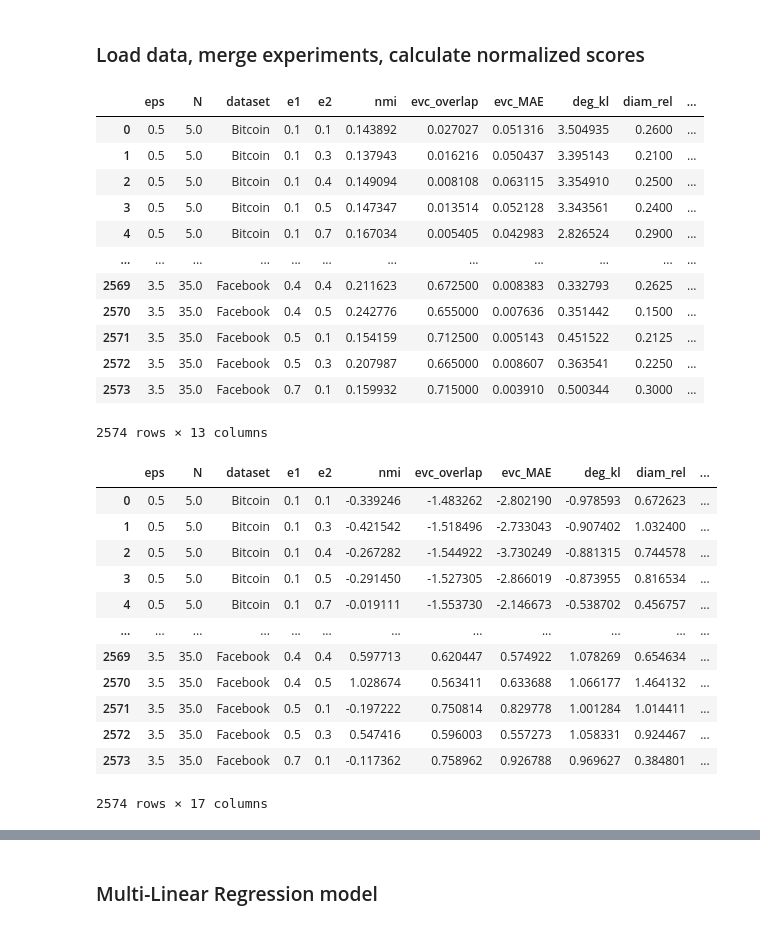
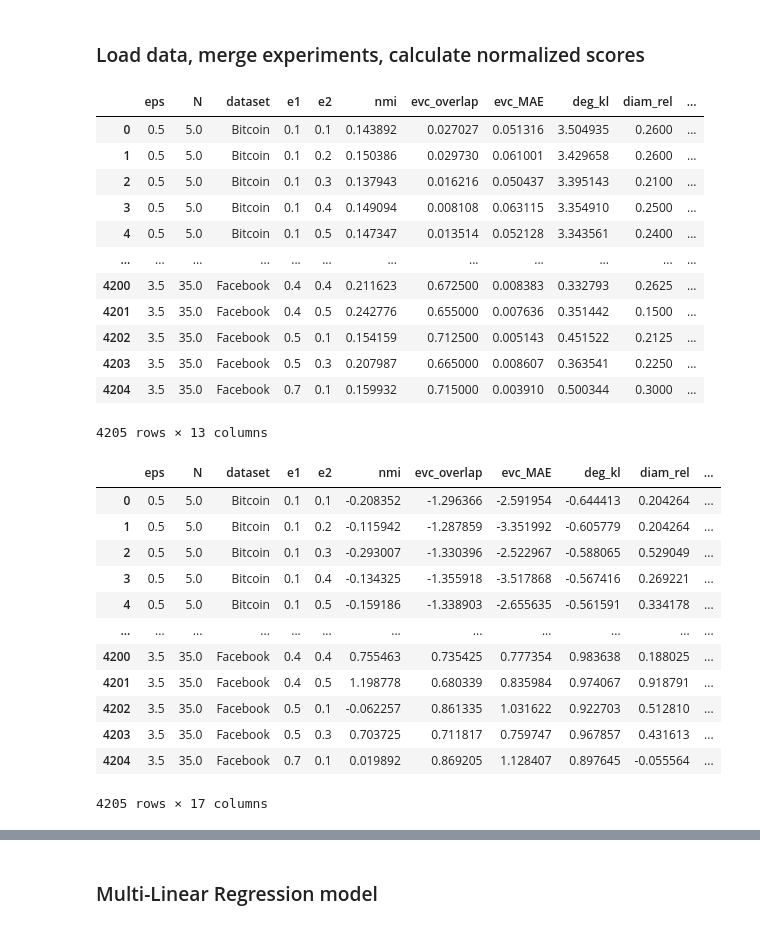
Before and after one commit to AliceSzzze/PrivGraph, a Jupyter notebook: notebooks/overallNormalizedMLR.ipynb, the cells around one changed output, grey strips where cells are left out. Drawn from its saved outputs; the diff is of its cells as text; code cells hidden in the pictures.

```diff
--- a/notebooks/overallNormalizedMLR.ipynb
+++ b/notebooks/overallNormalizedMLR.ipynb
@@ -37,7 +37,13 @@ for file in csv_files:
     # Check if the string matches the pattern
     if match:
         # Extract values from the match object
-        df['dataset'] = match.group(1)
+        name = match.group(1)
+        # skip incomplete datasets
+        if name in ['Enron', 'Gaza']:
+            continue
+        else:
+            df['dataset'] = name
+
         e1 = float(match.group(3))
         df['e1'] = e1
         e2 = float(match.group(4))
@@ -46,6 +52,7 @@ for file in csv_files:
     else:
         print(file + " doesn't match!")
         continue
+
 
     dfs.append(df)
 
@@ -60,51 +67,51 @@ dfs
 # %% [output]
 |  | eps | N | dataset | e1 | e2 | nmi | evc_overlap | evc_MAE | deg_kl | diam_rel | ... |
 | 0 | 0.5 | 5.0 | Bitcoin | 0.1 | 0.1 | 0.143892 | 0.027027 | 0.051316 | 3.504935 | 0.2600 | ... |
-| 1 | 0.5 | 5.0 | Bitcoin | 0.1 | 0.3 | 0.137943 | 0.016216 | 0.050437 | 3.395143 | 0.2100 | ... |
-| 2 | 0.5 | 5.0 | Bitcoin | 0.1 | 0.4 | 0.149094 | 0.008108 | 0.063115 | 3.354910 | 0.2500 | ... |
-| 3 | 0.5 | 5.0 | Bitcoin | 0.1 | 0.5 | 0.147347 | 0.013514 | 0.052128 | 3.343561 | 0.2400 | ... |
-| 4 | 0.5 | 5.0 | Bitcoin | 0.1 | 0.7 | 0.167034 | 0.005405 | 0.042983 | 2.826524 | 0.2900 | ... |
+| 1 | 0.5 | 5.0 | Bitcoin | 0.1 | 0.2 | 0.150386 | 0.029730 | 0.061001 | 3.429658 | 0.2600 | ... |
+| 2 | 0.5 | 5.0 | Bitcoin | 0.1 | 0.3 | 0.137943 | 0.016216 | 0.050437 | 3.395143 | 0.2100 | ... |
+| 3 | 0.5 | 5.0 | Bitcoin | 0.1 | 0.4 | 0.149094 | 0.008108 | 0.063115 | 3.354910 | 0.2500 | ... |
+| 4 | 0.5 | 5.0 | Bitcoin | 0.1 | 0.5 | 0.147347 | 0.013514 | 0.052128 | 3.343561 | 0.2400 | ... |
 | ... | ... | ... | ... | ... | ... | ... | ... | ... | ... | ... | ... |
-| 2569 | 3.5 | 35.0 | Facebook | 0.4 | 0.4 | 0.211623 | 0.672500 | 0.008383 | 0.332793 | 0.2625 | ... |
-| 2570 | 3.5 | 35.0 | Facebook | 0.4 | 0.5 | 0.242776 | 0.655000 | 0.007636 | 0.351442 | 0.1500 | ... |
-| 2571 | 3.5 | 35.0 | Facebook | 0.5 | 0.1 | 0.154159 | 0.712500 | 0.005143 | 0.451522 | 0.2125 | ... |
-| 2572 | 3.5 | 35.0 | Facebook | 0.5 | 0.3 | 0.207987 | 0.665000 | 0.008607 | 0.363541 | 0.2250 | ... |
-| 2573 | 3.5 | 35.0 | Facebook | 0.7 | 0.1 | 0.159932 | 0.715000 | 0.003910 | 0.500344 | 0.3000 | ... |
+| 4200 | 3.5 | 35.0 | Facebook | 0.4 | 0.4 | 0.211623 | 0.672500 | 0.008383 | 0.332793 | 0.2625 | ... |
+| 4201 | 3.5 | 35.0 | Facebook | 0.4 | 0.5 | 0.242776 | 0.655000 | 0.007636 | 0.351442 | 0.1500 | ... |
+| 4202 | 3.5 | 35.0 | Facebook | 0.5 | 0.1 | 0.154159 | 0.712500 | 0.005143 | 0.451522 | 0.2125 | ... |
+| 4203 | 3.5 | 35.0 | Facebook | 0.5 | 0.3 | 0.207987 | 0.665000 | 0.008607 | 0.363541 | 0.2250 | ... |
+| 4204 | 3.5 | 35.0 | Facebook | 0.7 | 0.1 | 0.159932 | 0.715000 | 0.003910 | 0.500344 | 0.3000 | ... |
-2574 rows × 13 columns
+4205 rows × 13 columns
 # %%
 # apply Z-Score Normalization for the metrics and add graph info at the dataset level
 datasets = dfs['dataset'].unique()
 metrics = cols = ['nmi','evc_overlap','evc_MAE','deg_kl', 'diam_rel','cc_rel','mod_rel']
 for dataset in datasets:
     data_path = '../data/' + dataset + '.txt'
     mat0,mid = get_mat(data_path)
     mat0_graph = nx.from_numpy_array(mat0,create_using=nx.Graph)
     dfs.loc[dfs['dataset'] == dataset,'nodes'] = mat0_graph.number_of_nodes()
     dfs.loc[dfs['dataset'] == dataset,'edges'] = mat0_graph.number_of_edges()
 
 dfs.loc[:, metrics] = dfs.loc[:, metrics].apply(zscore)
 
-dfs['density'] = dfs['edges']/dfs['nodes']
+dfs['avg deg'] = (dfs['edges']/dfs['nodes'])*2
 
 # invert certain metrics that are better when the values are smaller
 for col in ['evc_MAE','deg_kl', 'diam_rel','cc_rel','mod_rel']:
     dfs[col] = -dfs[col]
 
 # calculate a score based on normalized metrics. The larger the score the better.
 dfs['score'] = dfs[metrics].sum(axis=1)
 
 dfs
 # %% [output]
 |  | eps | N | dataset | e1 | e2 | nmi | evc_overlap | evc_MAE | deg_kl | diam_rel | ... |
-| 0 | 0.5 | 5.0 | Bitcoin | 0.1 | 0.1 | -0.339246 | -1.483262 | -2.802190 | -0.978593 | 0.672623 | ... |
-| 1 | 0.5 | 5.0 | Bitcoin | 0.1 | 0.3 | -0.421542 | -1.518496 | -2.733043 | -0.907402 | 1.032400 | ... |
-| 2 | 0.5 | 5.0 | Bitcoin | 0.1 | 0.4 | -0.267282 | -1.544922 | -3.730249 | -0.881315 | 0.744578 | ... |
-| 3 | 0.5 | 5.0 | Bitcoin | 0.1 | 0.5 | -0.291450 | -1.527305 | -2.866019 | -0.873955 | 0.816534 | ... |
-| 4 | 0.5 | 5.0 | Bitcoin | 0.1 | 0.7 | -0.019111 | -1.553730 | -2.146673 | -0.538702 | 0.456757 | ... |
+| 0 | 0.5 | 5.0 | Bitcoin | 0.1 | 0.1 | -0.208352 | -1.296366 | -2.591954 | -0.644413 | 0.204264 | ... |
+| 1 | 0.5 | 5.0 | Bitcoin | 0.1 | 0.2 | -0.115942 | -1.287859 | -3.351992 | -0.605779 | 0.204264 | ... |
+| 2 | 0.5 | 5.0 | Bitcoin | 0.1 | 0.3 | -0.293007 | -1.330396 | -2.522967 | -0.588065 | 0.529049 | ... |
+| 3 | 0.5 | 5.0 | Bitcoin | 0.1 | 0.4 | -0.134325 | -1.355918 | -3.517868 | -0.567416 | 0.269221 | ... |
+| 4 | 0.5 | 5.0 | Bitcoin | 0.1 | 0.5 | -0.159186 | -1.338903 | -2.655635 | -0.561591 | 0.334178 | ... |
 | ... | ... | ... | ... | ... | ... | ... | ... | ... | ... | ... | ... |
-| 2569 | 3.5 | 35.0 | Facebook | 0.4 | 0.4 | 0.597713 | 0.620447 | 0.574922 | 1.078269 | 0.654634 | ... |
-| 2570 | 3.5 | 35.0 | Facebook | 0.4 | 0.5 | 1.028674 | 0.563411 | 0.633688 | 1.066177 | 1.464132 | ... |
-| 2571 | 3.5 | 35.0 | Facebook | 0.5 | 0.1 | -0.197222 | 0.750814 | 0.829778 | 1.001284 | 1.014411 | ... |
-| 2572 | 3.5 | 35.0 | Facebook | 0.5 | 0.3 | 0.547416 | 0.596003 | 0.557273 | 1.058331 | 0.924467 | ... |
-| 2573 | 3.5 | 35.0 | Facebook | 0.7 | 0.1 | -0.117362 | 0.758962 | 0.926788 | 0.969627 | 0.384801 | ... |
+| 4200 | 3.5 | 35.0 | Facebook | 0.4 | 0.4 | 0.755463 | 0.735425 | 0.777354 | 0.983638 | 0.188025 | ... |
+| 4201 | 3.5 | 35.0 | Facebook | 0.4 | 0.5 | 1.198778 | 0.680339 | 0.835984 | 0.974067 | 0.918791 | ... |
+| 4202 | 3.5 | 35.0 | Facebook | 0.5 | 0.1 | -0.062257 | 0.861335 | 1.031622 | 0.922703 | 0.512810 | ... |
+| 4203 | 3.5 | 35.0 | Facebook | 0.5 | 0.3 | 0.703725 | 0.711817 | 0.759747 | 0.967857 | 0.431613 | ... |
+| 4204 | 3.5 | 35.0 | Facebook | 0.7 | 0.1 | 0.019892 | 0.869205 | 1.128407 | 0.897645 | -0.055564 | ... |
-2574 rows × 17 columns
+4205 rows × 17 columns
```
Also changed, not shown: parts of 28 cells of this notebook, 6 other files.
